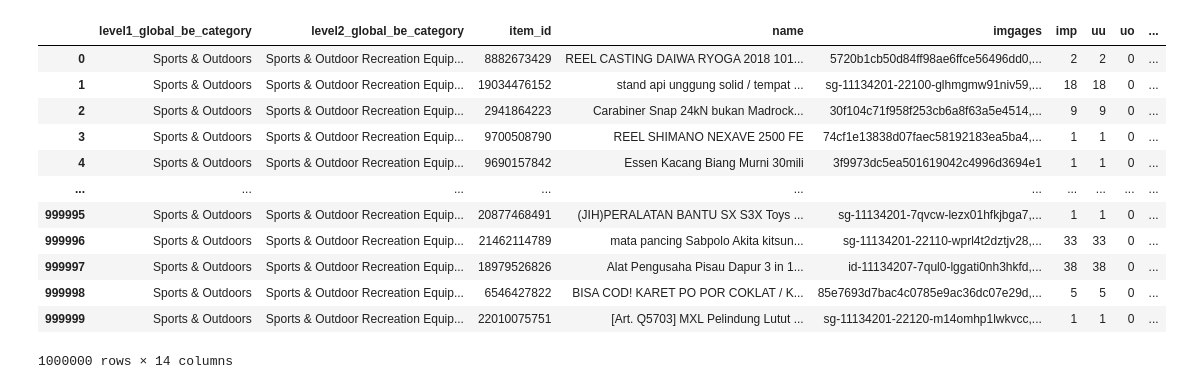
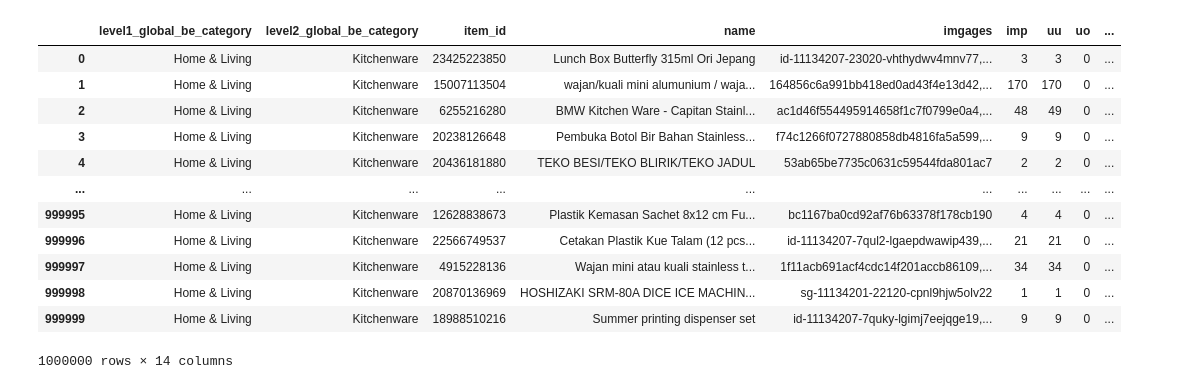
Before and after one commit to florentianayuwono/product-title-optimization, a Jupyter notebook: quality_business_correlation_analysis.ipynb, the cells around one changed output. Cells and saved outputs as stored; diff of their text form; code cells hidden in the pictures.

```diff
--- a/quality_business_correlation_analysis.ipynb
+++ b/quality_business_correlation_analysis.ipynb
@@ -45,20 +45,20 @@ quality_df
 4000 rows × 7 columns
 # %%
-business_df = pd.read_csv(os.path.join('../data', 'sports_recreation_equipment_business_metrics.csv'))
+business_df = pd.read_csv(os.path.join('../data', 'kitchenware_business_metrics.csv'))
 business_df
 # %% [output]
 |  | level1_global_be_category | level2_global_be_category | item_id | name | imgages | imp | uu | uo | ... |
-| 0 | Sports & Outdoors | Sports & Outdoor Recreation Equip... | 8882673429 | REEL CASTING DAIWA RYOGA 2018 101... | 5720b1cb50d84ff98ae6ffce56496dd0,... | 2 | 2 | 0 | ... |
-| 1 | Sports & Outdoors | Sports & Outdoor Recreation Equip... | 19034476152 | stand api unggung solid / tempat ... | sg-11134201-22100-glhmgmw91niv59,... | 18 | 18 | 0 | ... |
-| 2 | Sports & Outdoors | Sports & Outdoor Recreation Equip... | 2941864223 | Carabiner Snap 24kN bukan Madrock... | 30f104c71f958f253cb6a8f63a5e4514,... | 9 | 9 | 0 | ... |
-| 3 | Sports & Outdoors | Sports & Outdoor Recreation Equip... | 9700508790 | REEL SHIMANO NEXAVE 2500 FE | 74cf1e13838d07faec58192183ea5ba4,... | 1 | 1 | 0 | ... |
-| 4 | Sports & Outdoors | Sports & Outdoor Recreation Equip... | 9690157842 | Essen Kacang Biang Murni 30mili | 3f9973dc5ea501619042c4996d3694e1 | 1 | 1 | 0 | ... |
+| 0 | Home & Living | Kitchenware | 23425223850 | Lunch Box Butterfly 315ml Ori Jepang | id-11134207-23020-vhthydwv4mnv77,... | 3 | 3 | 0 | ... |
+| 1 | Home & Living | Kitchenware | 15007113504 | wajan/kuali mini alumunium / waja... | 164856c6a991bb418ed0ad43f4e13d42,... | 170 | 170 | 0 | ... |
+| 2 | Home & Living | Kitchenware | 6255216280 | BMW Kitchen Ware - Capitan Stainl... | ac1d46f554495914658f1c7f0799e0a4,... | 48 | 49 | 0 | ... |
+| 3 | Home & Living | Kitchenware | 20238126648 | Pembuka Botol Bir Bahan Stainless... | f74c1266f0727880858db4816fa5a599,... | 9 | 9 | 0 | ... |
+| 4 | Home & Living | Kitchenware | 20436181880 | TEKO BESI/TEKO BLIRIK/TEKO JADUL | 53ab65be7735c0631c59544fda801ac7 | 2 | 2 | 0 | ... |
 | ... | ... | ... | ... | ... | ... | ... | ... | ... | ... |
-| 999995 | Sports & Outdoors | Sports & Outdoor Recreation Equip... | 20877468491 | (JIH)PERALATAN BANTU SX S3X Toys ... | sg-11134201-7qvcw-lezx01hfkjbga7,... | 1 | 1 | 0 | ... |
-| 999996 | Sports & Outdoors | Sports & Outdoor Recreation Equip... | 21462114789 | mata pancing Sabpolo Akita kitsun... | sg-11134201-22110-wprl4t2dztjv28,... | 33 | 33 | 0 | ... |
-| 999997 | Sports & Outdoors | Sports & Outdoor Recreation Equip... | 18979526826 | Alat Pengusaha Pisau Dapur 3 in 1... | id-11134207-7qul0-lggati0nh3hkfd,... | 38 | 38 | 0 | ... |
-| 999998 | Sports & Outdoors | Sports & Outdoor Recreation Equip... | 6546427822 | BISA COD! KARET PO POR COKLAT / K... | 85e7693d7bac4c0785e9ac36dc07e29d,... | 5 | 5 | 0 | ... |
-| 999999 | Sports & Outdoors | Sports & Outdoor Recreation Equip... | 22010075751 | [Art. Q5703] MXL Pelindung Lutut ... | sg-11134201-22120-m14omhp1lwkvcc,... | 1 | 1 | 0 | ... |
+| 999995 | Home & Living | Kitchenware | 12628838673 | Plastik Kemasan Sachet 8x12 cm Fu... | bc1167ba0cd92af76b63378f178cb190 | 4 | 4 | 0 | ... |
+| 999996 | Home & Living | Kitchenware | 22566749537 | Cetakan Plastik Kue Talam (12 pcs... | id-11134207-7qul2-lgaepdwawip439,... | 21 | 21 | 0 | ... |
+| 999997 | Home & Living | Kitchenware | 4915228136 | Wajan mini atau kuali stainless t... | 1f11acb691acf4cdc14f201accb86109,... | 34 | 34 | 0 | ... |
+| 999998 | Home & Living | Kitchenware | 20870136969 | HOSHIZAKI SRM-80A DICE ICE MACHIN... | sg-11134201-22120-cpnl9hjw5olv22 | 1 | 1 | 0 | ... |
+| 999999 | Home & Living | Kitchenware | 18988510216 | Summer printing dispenser set | id-11134207-7quky-lgimj7eejqge19,... | 9 | 9 | 0 | ... |
 1000000 rows × 14 columns
 # %%
 quality_business_df = pd.merge(quality_df, business_df, on='item_id', how='inner')
```
Also changed, not shown: parts of 7 cells of this notebook, 1 other file.
